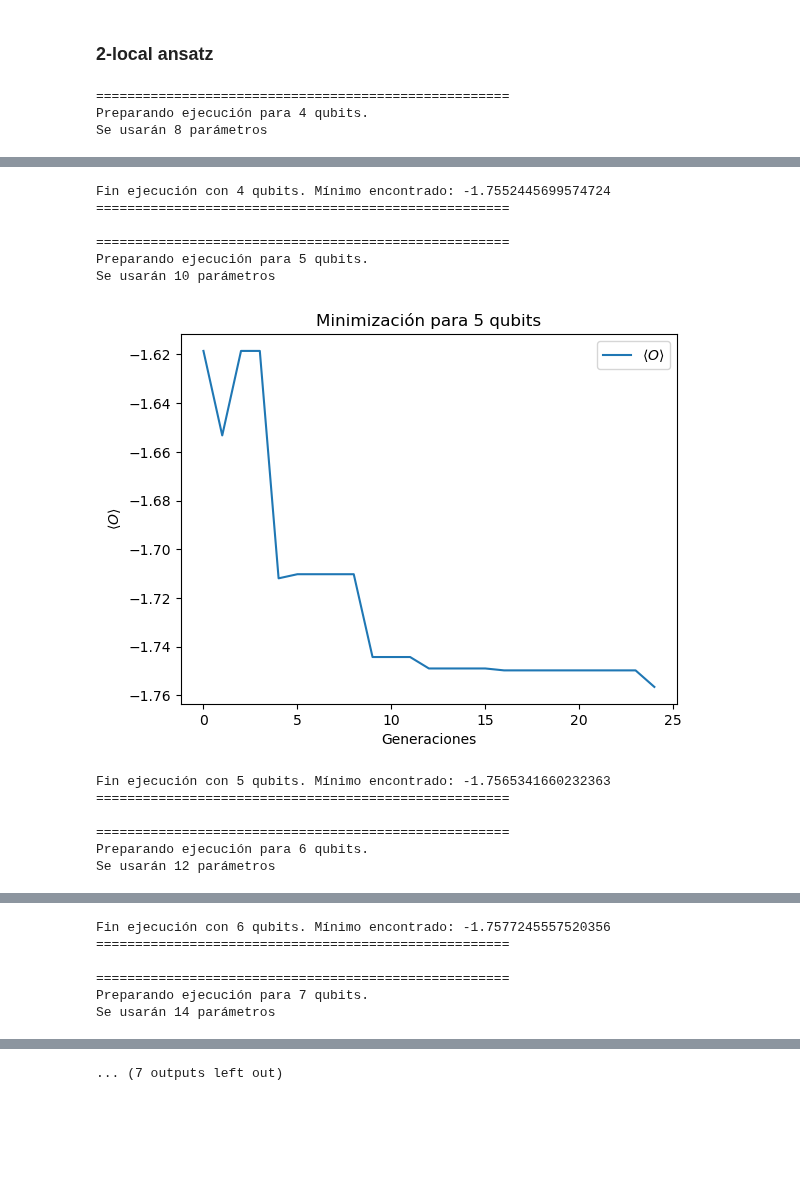
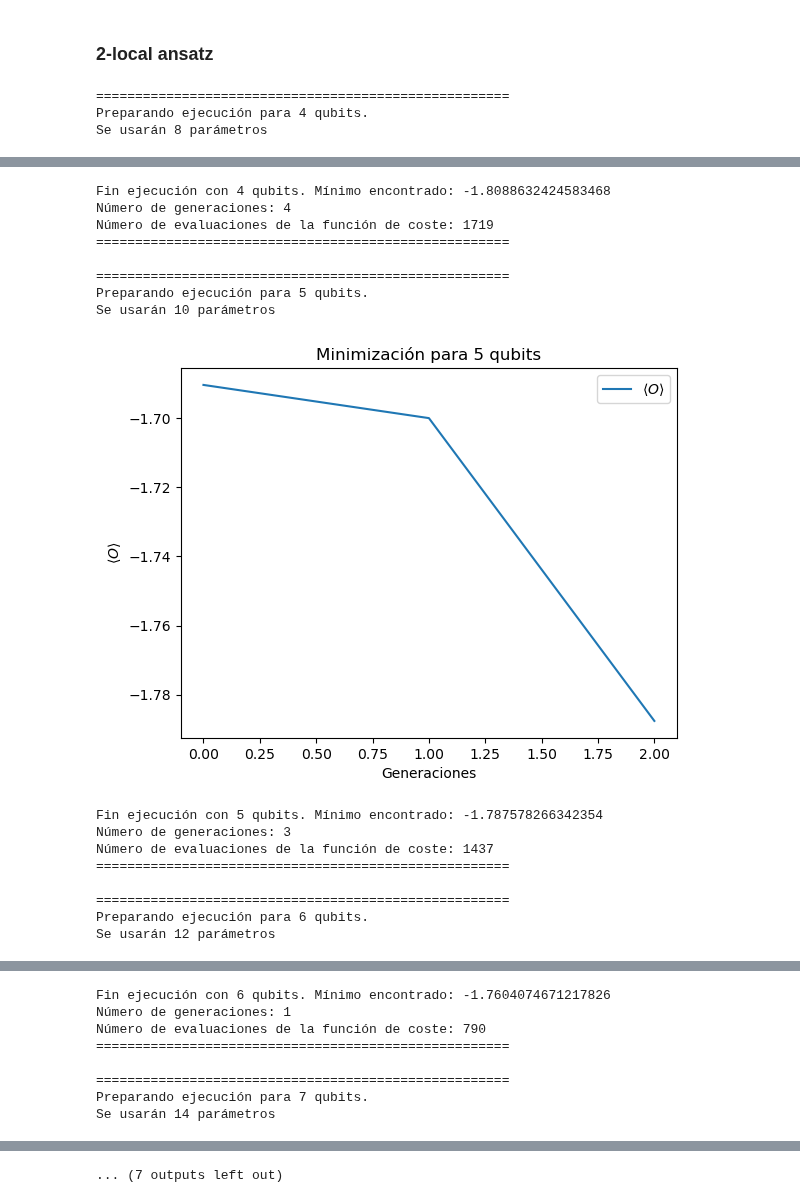
Before and after one commit to JLSM02/QML-Avoiding-BP, a Jupyter notebook: notebooks/VQE/AG_DE.ipynb, the cells around one changed output, grey strips where cells are left out. Saved outputs shown, nothing was run; the diff lists cells and outputs as text; code cells hidden in the pictures; blank space fills up the shorter version.

```diff
--- a/notebooks/VQE/AG_DE.ipynb
+++ b/notebooks/VQE/AG_DE.ipynb
@@ -16,7 +16,6 @@ sys.path.append('../../')
 import src.customFunc as cf
 import src.ansatzs as anz
 
-from heapq import nlargest
 
 import matplotlib.pyplot as plt
 
@@ -46,7 +45,9 @@ def VQE_minimization_AG(ansatz_function, minQubits: int, maxQubits: int, base_ob
     data = {
         "n_qubits": [],
         "minimum_values": [],
-        "optimal_parameters": []
+        "optimal_parameters": [],
+        "n_evaluations" : [],
+        "n_generations" : []
     }
 
     for i in range(minQubits, maxQubits+1):
@@ -64,7 +65,6 @@ def VQE_minimization_AG(ansatz_function, minQubits: int, maxQubits: int, base_ob
 
         # Dictionary to save the evolution of the cost function
         cost_history_dict = {
-            "iters": 0,
             "cost_history": []
         }
 
@@ -106,6 +106,7 @@ def VQE_minimization_AG(ansatz_function, minQubits: int, maxQubits: int, base_ob
 
             # Extracting all the fitnesses of
             fits = [ind.fitness.values[0] for ind in pop]
+            n_evaluations = population_size
 
             # Variable keeping track of the number of generations
             g = 0
@@ -138,6 +139,7 @@ def VQE_minimization_AG(ansatz_function, minQubits: int, maxQubits: int, base_ob
                 fitnesses = map(toolbox.evaluate, invalid_ind)
                 for ind, fit in zip(invalid_ind, fitnesses):
                     ind.fitness.values = fit
+                    n_evaluations += 1
 
                 pop[:] = offspring
 
@@ -149,21 +151,22 @@ def VQE_minimization_AG(ansatz_function, minQubits: int, maxQubits: int, base_ob
             best_fit = max(fits)
             best_params = pop[fits.index(max(fits))]
 
-            return -best_fit, best_params, g
+            return -best_fit, best_params, g, n_evaluations
 
-        opt_value, opt_parametes, n_generations= perform_AG()
+        opt_value, opt_parametes, n_generations, n_evaluations= perform_AG()
 
-        cost_history_dict["iters"]=n_generations
 
         # Save the results in the dictionary
         data["n_qubits"].append(i)
         data["minimum_values"].append(opt_value)
         data["optimal_parameters"].append(opt_parametes)
+        data["n_evaluations"].append(n_evaluations)
+        data["n_generations"].append(n_generations)
 
         # Show the evolution of the cost function
         if plot_info:
             fig, ax = plt.subplots()
-            ax.plot(range(cost_history_dict["iters"]), cost_history_dict["cost_history"], label=r"$\langle O\rangle$")
+            ax.plot(range(1, n_generations+1), cost_history_dict["cost_history"], label=r"$\langle O\rangle$")
 
             ax.set_xlabel("Generaciones")
             ax.set_ylabel(r"$\langle O\rangle$")
@@ -173,6 +176,8 @@ def VQE_minimization_AG(ansatz_function, minQubits: int, maxQubits: int, base_ob
 
         if print_info:
             print(f"Fin ejecución con {i} qubits. Mínimo encontrado: {opt_value}")
+            print(f"Número de generaciones: {n_generations}")
+            print(f"Número de evaluaciones de la función de coste: {n_evaluations}")
             print("=====================================================")
 
     return data
@@ -182,0 +186,4 @@ def VQE_minimization_AG(ansatz_function, minQubits: int, maxQubits: int, base_ob
+# %%
+# Hamiltonians
+with open(f"H2/data/hamiltonian0.719.pkl", "rb") as f:
+    hamiltonian_H2 = pickle.load(f)
@@ -231,7 +245,7 @@ Se usarán 39 parámetros
 # %% [markdown]
 ### 2-local ansatz
 # %%
-data2 = VQE_minimization_AG(anz.build_twoLocal_ansatz, 4, 12, hamiltonian, -1.75, population_size=100, max_iters=1000)
+data2 = VQE_minimization_AG(anz.build_twoLocal_ansatz, 4, 12, hamiltonian_H2, -1.75, population_size=500, max_iters=1000)
 # %% [output]
 =====================================================
 Preparando ejecución para 4 qubits.
@@ -240,11 +254,15 @@ Se usarán 8 parámetros
-Fin ejecución con 4 qubits. Mínimo encontrado: -1.7552445699574724
+Fin ejecución con 4 qubits. Mínimo encontrado: -1.8088632424583468
+Número de generaciones: 4
+Número de evaluaciones de la función de coste: 1719
 =====================================================
 
 =====================================================
 Preparando ejecución para 5 qubits.
 Se usarán 10 parámetros
-[figure, old version]
+[figure, new version]
-Fin ejecución con 5 qubits. Mínimo encontrado: -1.7565341660232363
+Fin ejecución con 5 qubits. Mínimo encontrado: -1.787578266342354
+Número de generaciones: 3
+Número de evaluaciones de la función de coste: 1437
 =====================================================
 
 =====================================================
@@ -254,4 +272,6 @@ Se usarán 12 parámetros
-Fin ejecución con 6 qubits. Mínimo encontrado: -1.7577245557520356
+Fin ejecución con 6 qubits. Mínimo encontrado: -1.7604074671217826
+Número de generaciones: 1
+Número de evaluaciones de la función de coste: 790
 =====================================================
 
 =====================================================
```
Also changed, not shown: parts of 11 cells of this notebook, 3 other files.
